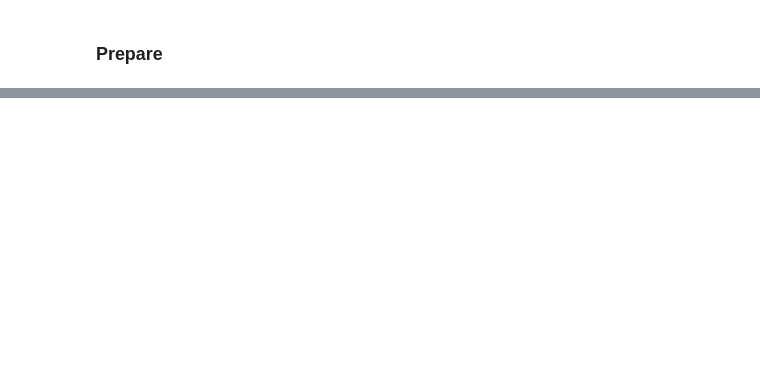
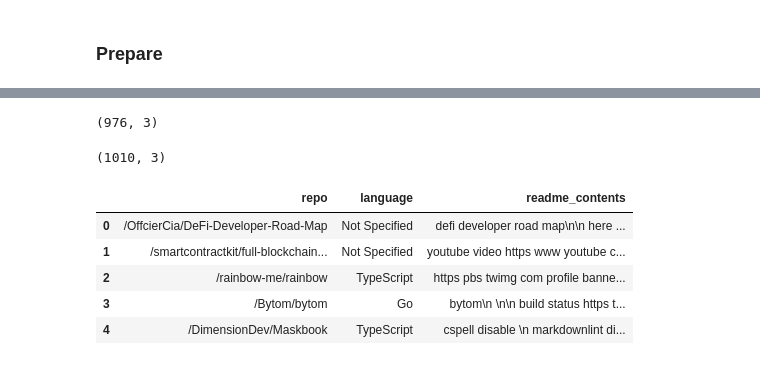
Before and after one commit to tim-keriazes/github-web-scraping-NLP-project, a Jupyter notebook: Lindy_working_notebook.ipynb, the cells around one changed output, grey strips where cells are left out. Saved outputs shown, nothing was run; the diff lists cells and outputs as text; code cells hidden in the pictures; blank space fills up the shorter version.

```diff
--- a/Lindy_working_notebook.ipynb
+++ b/Lindy_working_notebook.ipynb
@@ -284,0 +268,20 @@ dtype: int64
+# %%
+df = df.dropna()
+df.shape
+# %% [output]
+(976, 3)
+# %%
+df = prepare_repos.fill_nulls(df)
+df.shape
+# %% [output]
+(1010, 3)
+# %%
+df['readme_contents'] = df.readme_contents.apply(prepare_repos.basic_clean)
+df.head()
+# %% [output]
+|  | repo | language | readme_contents |
+| 0 | /OffcierCia/DeFi-Developer-Road-Map | Not Specified | defi developer road map\n\n here ... |
+| 1 | /smartcontractkit/full-blockchain... | Not Specified | youtube video https www youtube c... |
+| 2 | /rainbow-me/rainbow | TypeScript | https pbs twimg com profile banne... |
+| 3 | /Bytom/bytom | Go | bytom\n \n\n build status https t... |
+| 4 | /DimensionDev/Maskbook | TypeScript | cspell disable \n markdownlint di... |
```
Also changed, not shown: parts of 55 cells of this notebook.
